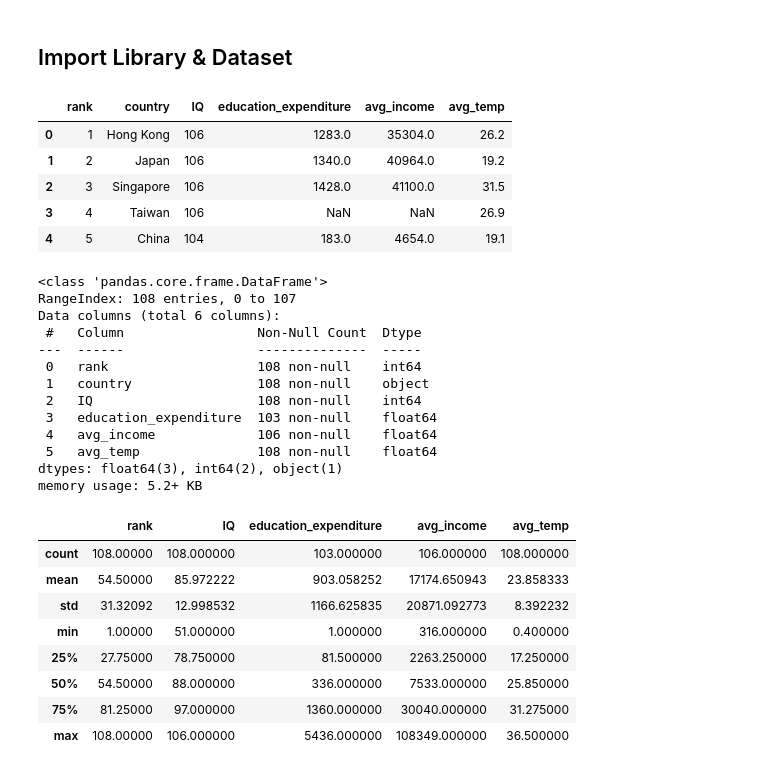
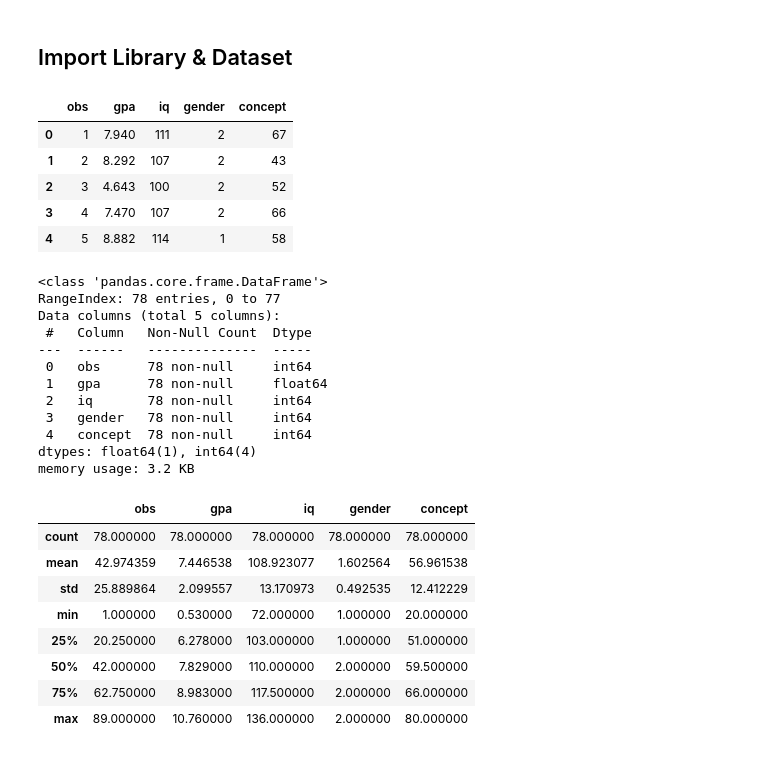
Before and after one commit to sandys-ss/Outlier, a Jupyter notebook: outlier.ipynb, the cells around one changed output. Saved outputs shown, nothing was run; the diff lists cells and outputs as text; code cells hidden in the pictures.

```diff
--- a/outlier.ipynb
+++ b/outlier.ipynb
@@ -8,39 +10,38 @@ import numpy as np
 # %%
 #import Dataset
-iq = pd.read_csv('IQ_level.csv')
-iq.head()
+df = pd.read_csv('IQ_GPA_and_Gender.csv')
+df.head()
 # %% [output]
-|  | rank | country | IQ | education_expenditure | avg_income | avg_temp |
-| 0 | 1 | Hong Kong | 106 | 1283.0 | 35304.0 | 26.2 |
-| 1 | 2 | Japan | 106 | 1340.0 | 40964.0 | 19.2 |
-| 2 | 3 | Singapore | 106 | 1428.0 | 41100.0 | 31.5 |
-| 3 | 4 | Taiwan | 106 | NaN | NaN | 26.9 |
-| 4 | 5 | China | 104 | 183.0 | 4654.0 | 19.1 |
+|  | obs | gpa | iq | gender | concept |
+| 0 | 1 | 7.940 | 111 | 2 | 67 |
+| 1 | 2 | 8.292 | 107 | 2 | 43 |
+| 2 | 3 | 4.643 | 100 | 2 | 52 |
+| 3 | 4 | 7.470 | 107 | 2 | 66 |
+| 4 | 5 | 8.882 | 114 | 1 | 58 |
 # %%
-iq.info()
+df.info()
 # %% [output]
 <class 'pandas.core.frame.DataFrame'>
-RangeIndex: 108 entries, 0 to 107
-Data columns (total 6 columns):
- #   Column                 Non-Null Count  Dtype
----  ------                 --------------  -----
- 0   rank                   108 non-null    int64
- 1   country                108 non-null    object
- 2   IQ                     108 non-null    int64
- 3   education_expenditure  103 non-null    float64
- 4   avg_income             106 non-null    float64
- 5   avg_temp               108 non-null    float64
-dtypes: float64(3), int64(2), object(1)
-memory usage: 5.2+ KB
+RangeIndex: 78 entries, 0 to 77
+Data columns (total 5 columns):
+ #   Column   Non-Null Count  Dtype
+---  ------   --------------  -----
+ 0   obs      78 non-null     int64
+ 1   gpa      78 non-null     float64
+ 2   iq       78 non-null     int64
+ 3   gender   78 non-null     int64
+ 4   concept  78 non-null     int64
+dtypes: float64(1), int64(4)
+memory usage: 3.2 KB
 # %%
-iq.describe()
+df.describe()
 # %% [output]
-|  | rank | IQ | education_expenditure | avg_income | avg_temp |
-| count | 108.00000 | 108.000000 | 103.000000 | 106.000000 | 108.000000 |
-| mean | 54.50000 | 85.972222 | 903.058252 | 17174.650943 | 23.858333 |
-| std | 31.32092 | 12.998532 | 1166.625835 | 20871.092773 | 8.392232 |
-| min | 1.00000 | 51.000000 | 1.000000 | 316.000000 | 0.400000 |
-| 25% | 27.75000 | 78.750000 | 81.500000 | 2263.250000 | 17.250000 |
-| 50% | 54.50000 | 88.000000 | 336.000000 | 7533.000000 | 25.850000 |
-| 75% | 81.25000 | 97.000000 | 1360.000000 | 30040.000000 | 31.275000 |
-| max | 108.00000 | 106.000000 | 5436.000000 | 108349.000000 | 36.500000 |
+|  | obs | gpa | iq | gender | concept |
+| count | 78.000000 | 78.000000 | 78.000000 | 78.000000 | 78.000000 |
+| mean | 42.974359 | 7.446538 | 108.923077 | 1.602564 | 56.961538 |
+| std | 25.889864 | 2.099557 | 13.170973 | 0.492535 | 12.412229 |
+| min | 1.000000 | 0.530000 | 72.000000 | 1.000000 | 20.000000 |
+| 25% | 20.250000 | 6.278000 | 103.000000 | 1.000000 | 51.000000 |
+| 50% | 42.000000 | 7.829000 | 110.000000 | 2.000000 | 59.500000 |
+| 75% | 62.750000 | 8.983000 | 117.500000 | 2.000000 | 66.000000 |
+| max | 89.000000 | 10.760000 | 136.000000 | 2.000000 | 80.000000 |
```
Also changed, not shown: parts of 19 cells of this notebook, 2 other files.
